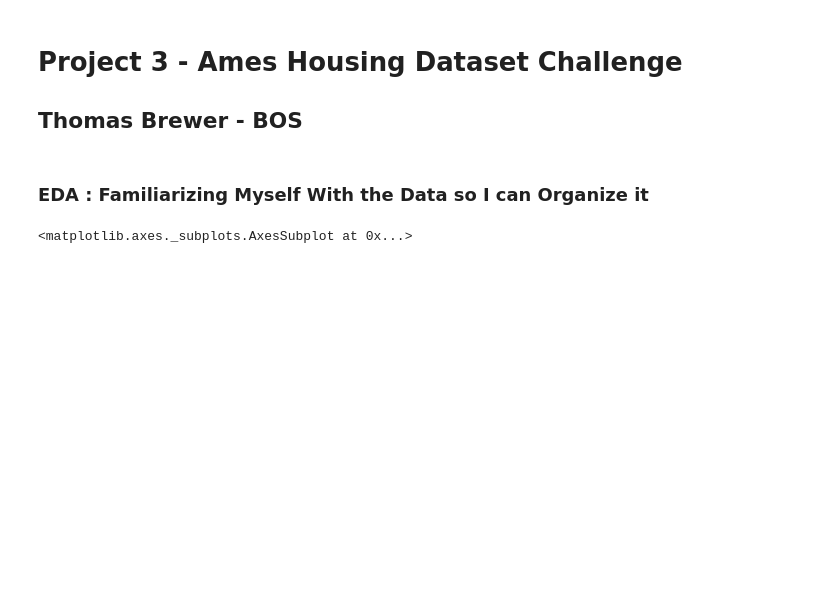
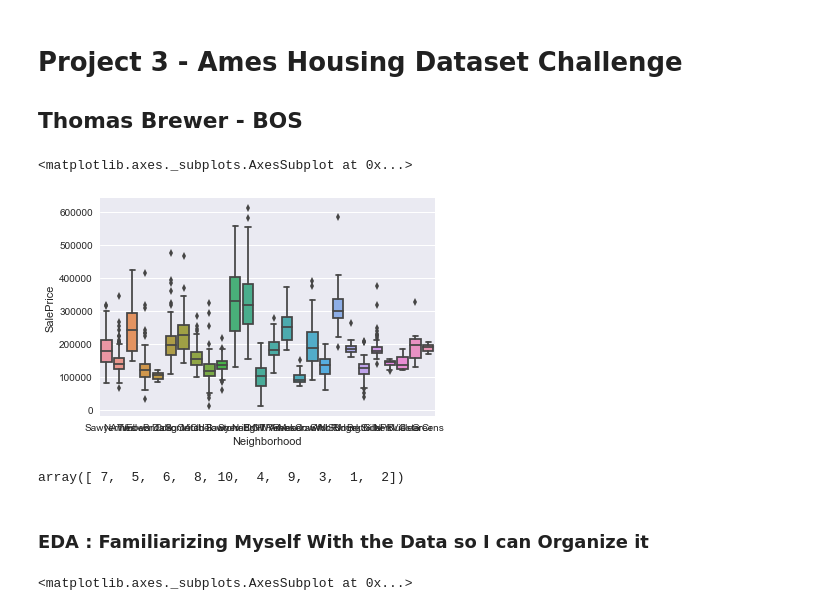
Before and after one commit to t-brewer/ames_housing, a Jupyter notebook: regression/regression_challenge.ipynb, the cells around one changed output. Cells and saved outputs as stored; diff of their text form; code cells hidden in the pictures; blank space fills up the shorter version.

```diff
--- a/regression/regression_challenge.ipynb
+++ b/regression/regression_challenge.ipynb
@@ -43,6 +44,24 @@ data = load_clean()
 test_data = tools.load_data('../data/test.csv')
 test_data = ct.basic_clean(test_data, final=True)
 test_data = ct.reshape_data(test_data)
+# %%
+data = tools.load_data('../data/train.csv')
+data = ct.map_to_number(data)
+data = data[data['Lot_Frontage'] < 250]
+data = data[data['Lot_Area'] < 20000]
+data.Alley.fillna('None', inplace=True)
+x = 'Neighborhood'
+y = 'SalePrice'
+#data.hist(x, bins=50)
+#data.plot(x=x, y=y, kind='scatter')
+sns.boxplot(x=x, y=y, data=data)
+# %% [output]
+<matplotlib.axes._subplots.AxesSubplot at 0x...>
+[figure, added]
+# %%
+data.Overall_Qual.unique()
+# %% [output]
+array([ 7,  5,  6,  8, 10,  4,  9,  3,  1,  2])
 # %% [markdown]
 ### EDA : Familiarizing Myself With the Data so I can Organize it
 # %%
```
Also changed, not shown: parts of 2 cells of this notebook, 10 other files.
